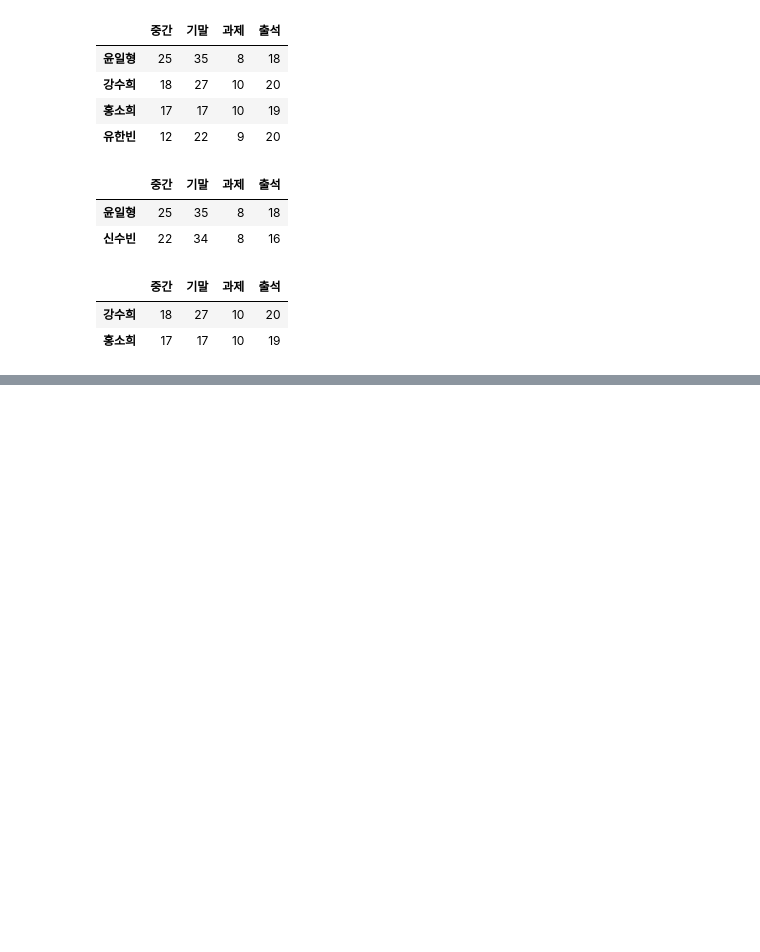
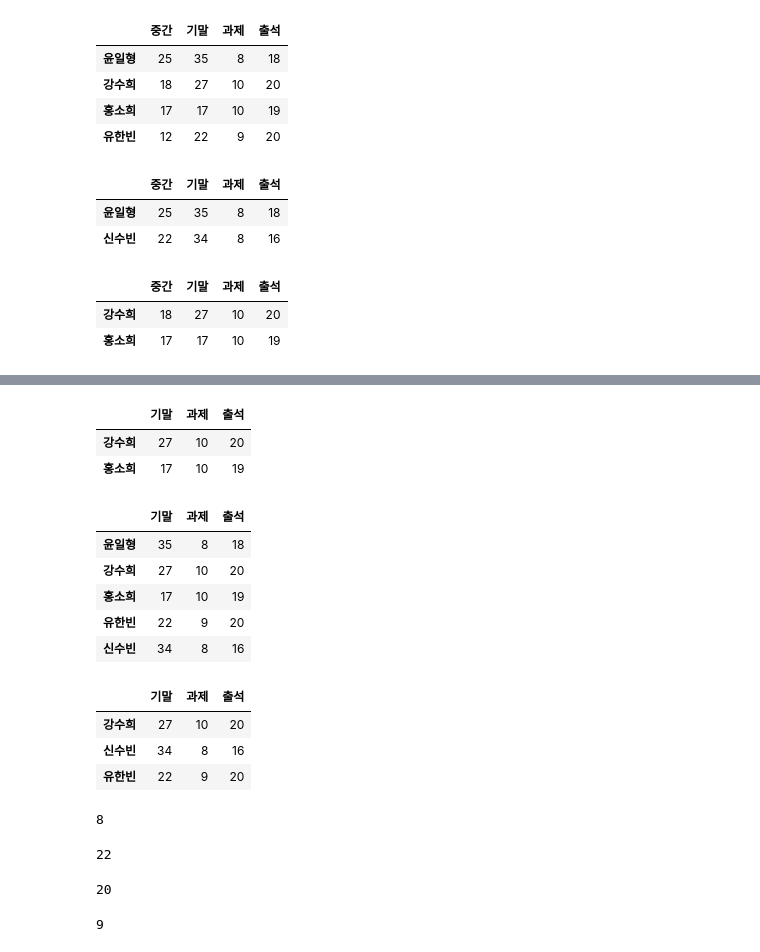
Before and after one commit to shimyoubin/2025-1-myclass-BDA, a Jupyter notebook: inclass/02w_B_0312_pandas_basic.ipynb, the cells around one changed output, grey strips where cells are left out. Saved outputs shown, nothing was run; the diff lists cells and outputs as text; code cells hidden in the pictures; blank space fills up the shorter version.

```diff
--- a/inclass/02w_B_0312_pandas_basic.ipynb
+++ b/inclass/02w_B_0312_pandas_basic.ipynb
@@ -709,0 +888,38 @@ pf.loc[(pf.중간 > 10) &(pf.과제 == 10)]
+# %%
+pf.iloc[1:3,1:]
+# %% [output]
+|  | 기말 | 과제 | 출석 |
+| 강수희 | 27 | 10 | 20 |
+| 홍소희 | 17 | 10 | 19 |
+# %%
+pf.iloc[:,1:]
+# %% [output]
+|  | 기말 | 과제 | 출석 |
+| 윤일형 | 35 | 8 | 18 |
+| 강수희 | 27 | 10 | 20 |
+| 홍소희 | 17 | 10 | 19 |
+| 유한빈 | 22 | 9 | 20 |
+| 신수빈 | 34 | 8 | 16 |
+# %%
+pf.iloc[[1,4,3],1:]
+# %% [output]
+|  | 기말 | 과제 | 출석 |
+| 강수희 | 27 | 10 | 20 |
+| 신수빈 | 34 | 8 | 16 |
+| 유한빈 | 22 | 9 | 20 |
+# %%
+pf.at['윤일형','과제']
+# %% [output]
+8
+# %%
+pf.at['유한빈','기말']
+# %% [output]
+22
+# %%
+pf.at[pf.index[1],'출석']
+# %% [output]
+20
+# %%
+pf.at[pf.index[3], pf.columns[2]]
+# %% [output]
+9
```
Also changed, not shown: parts of 24 cells of this notebook.
